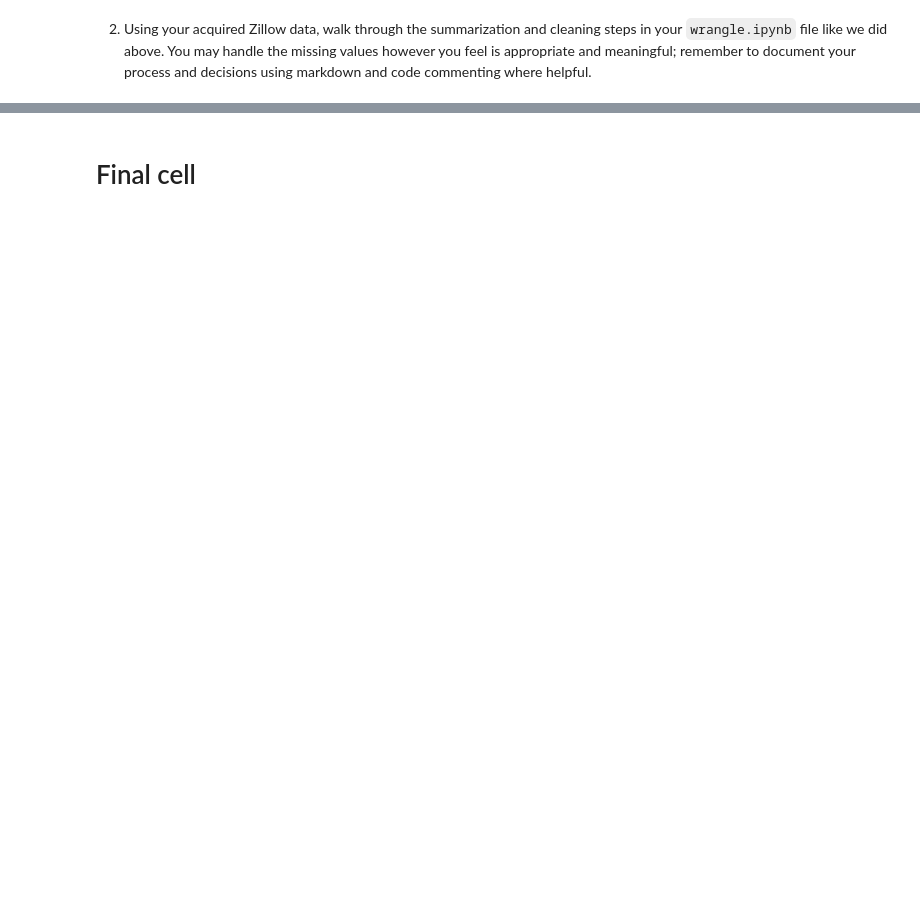
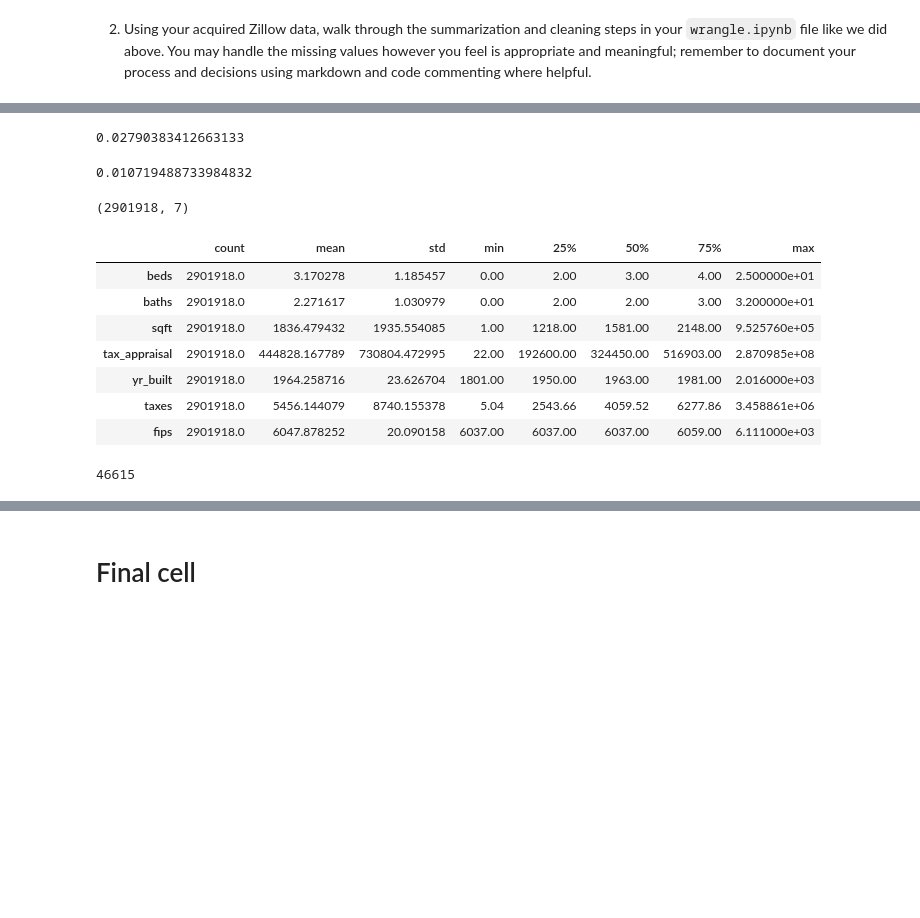
Before and after one commit to David-Howell/regression-exercises, a Jupyter notebook: wrangle.ipynb, the cells around one changed output, grey strips where cells are left out. Cells and saved outputs as stored; diff of their text form; code cells hidden in the pictures; blank space fills up the shorter version.

```diff
--- a/wrangle.ipynb
+++ b/wrangle.ipynb
@@ -54,0 +160,47 @@ df.to_pickle('zillow_data')
+# %%
+# I'm droping 83K rows from 3M... which is:
+num_nulls[1:].sum() / num_nulls.sum()
+# %% [output]
+0.02790383412663133
+# %%
+# So if that's 2.8% and I'm talking about saving 32K...
+32_000 / num_nulls.sum()
+
+#  Which save another 1% and gets us down to dropping just 1.8% of the data
+
+#  Maybe worth it, but it's for another go
+# %% [output]
+0.010719488733984832
+# %%
+# Is that the shape we're looking for?
+df.dropna().shape
+
+# looks good to me...
+# %% [output]
+(2901918, 7)
+# %%
+# We'll save the full dataframe to df_full to play around with at a later time
+df_full = df
+
+# set it equal to itself with all null rows dropped!
+df = df.dropna()
+
+# And see what it looks like
+df.describe().T
+# %% [output]
+|  | count | mean | std | min | 25% | 50% | 75% | max |
+| beds | 2901918.0 | 3.170278 | 1.185457 | 0.00 | 2.00 | 3.00 | 4.00 | 2.500000e+01 |
+| baths | 2901918.0 | 2.271617 | 1.030979 | 0.00 | 2.00 | 2.00 | 3.00 | 3.200000e+01 |
+| sqft | 2901918.0 | 1836.479432 | 1935.554085 | 1.00 | 1218.00 | 1581.00 | 2148.00 | 9.525760e+05 |
+| tax_appraisal | 2901918.0 | 444828.167789 | 730804.472995 | 22.00 | 192600.00 | 324450.00 | 516903.00 | 2.870985e+08 |
+| yr_built | 2901918.0 | 1964.258716 | 23.626704 | 1801.00 | 1950.00 | 1963.00 | 1981.00 | 2.016000e+03 |
+| taxes | 2901918.0 | 5456.144079 | 8740.155378 | 5.04 | 2543.66 | 4059.52 | 6277.86 | 3.458861e+06 |
+| fips | 2901918.0 | 6047.878252 | 20.090158 | 6037.00 | 6037.00 | 6037.00 | 6059.00 | 6.111000e+03 |
+# %%
+# There's still zeros in theh beds and baths columns, that's not right.
+no_beds_baths_index = df[(df.beds == 0) | (df.baths == 0)].index
+len(no_beds_baths_index)
+
+# Well... darn. Guess I'm dropping another 1.5% ish...
+# %% [output]
+46615
```
Also changed, not shown: parts of 14 cells of this notebook.
